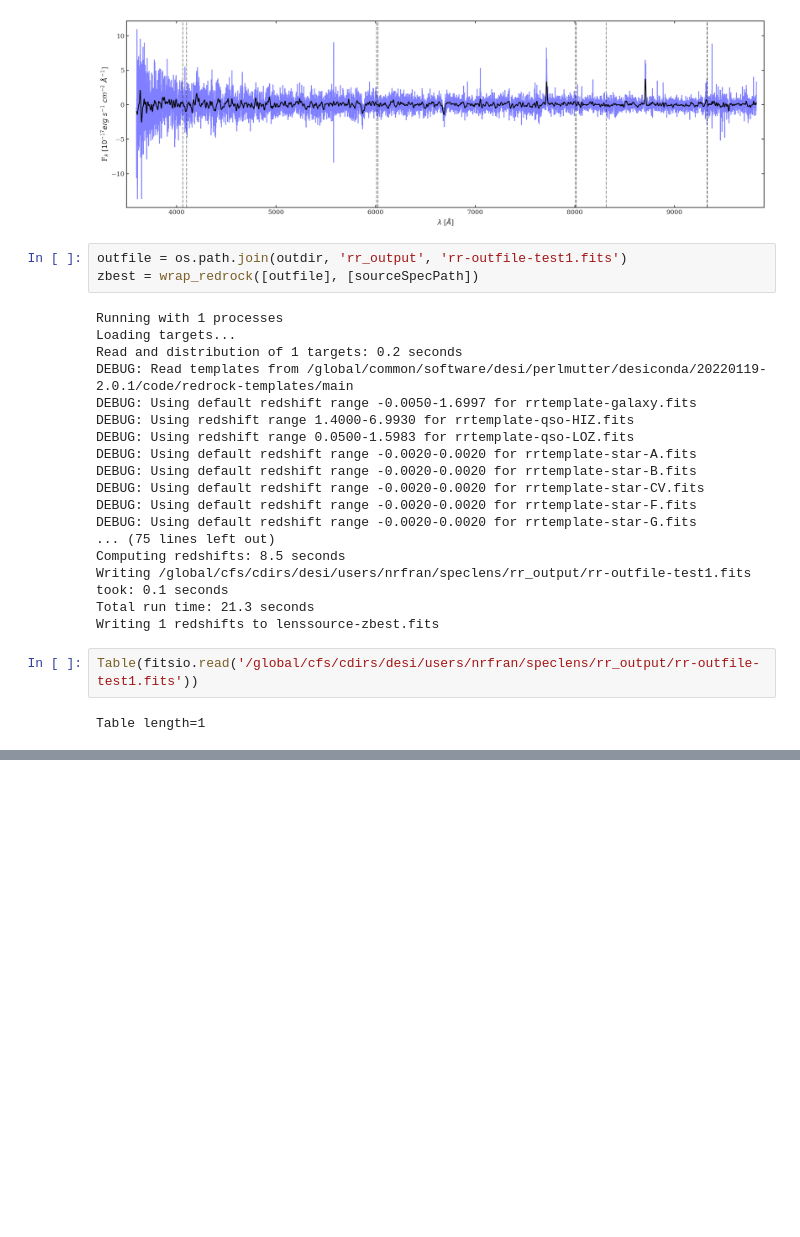
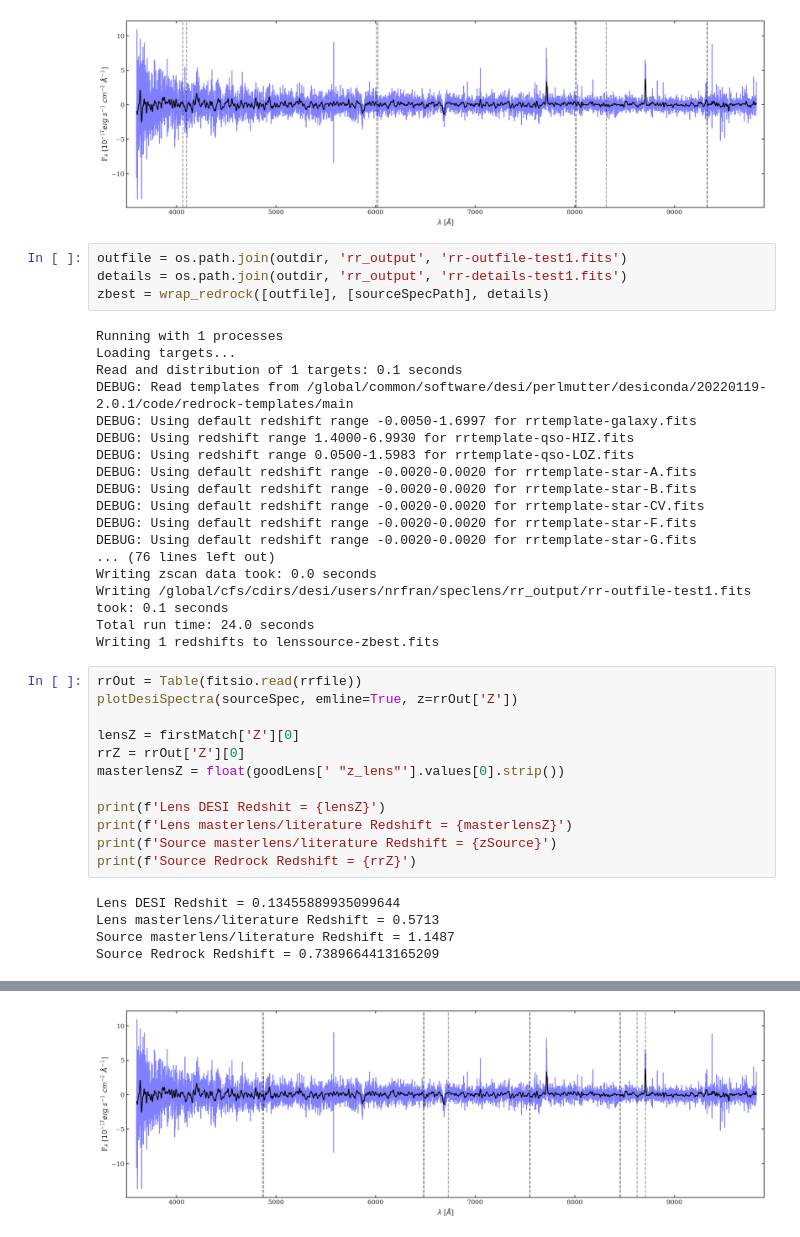
Before and after one commit to moustakas/fastspecfit-projects, a Jupyter notebook: speclens/plotSeparatedSpectra.ipynb, the cells around one changed output, grey strips where cells are left out. Saved outputs shown, nothing was run; the diff lists cells and outputs as text; blank space fills up the shorter version.

Commit message:
add chi2 plot

```diff
--- a/speclens/plotSeparatedSpectra.ipynb
+++ b/speclens/plotSeparatedSpectra.ipynb
@@ -228,11 +231,12 @@ plotDesiSpectra(sourceSpec, emline=True, z=zSource)
 [figure]
 # %%
 outfile = os.path.join(outdir, 'rr_output', 'rr-outfile-test1.fits')
-zbest = wrap_redrock([outfile], [sourceSpecPath])
+details = os.path.join(outdir, 'rr_output', 'rr-details-test1.fits')
+zbest = wrap_redrock([outfile], [sourceSpecPath], details)
 # %% [output]
 Running with 1 processes
 Loading targets...
-Read and distribution of 1 targets: 0.2 seconds
+Read and distribution of 1 targets: 0.1 seconds
 DEBUG: Read templates from /global/common/software/desi/perlmutter/desiconda/20220119-2.0.1/code/redrock-templates/main
 DEBUG: Using default redshift range -0.0050-1.6997 for rrtemplate-galaxy.fits
 DEBUG: Using redshift range 1.4000-6.9930 for rrtemplate-qso-HIZ.fits
@@ -242,12 +246,25 @@ DEBUG: Using default redshift range -0.0020-0.0020 for rrtemplate-star-B.fits
 DEBUG: Using default redshift range -0.0020-0.0020 for rrtemplate-star-CV.fits
 DEBUG: Using default redshift range -0.0020-0.0020 for rrtemplate-star-F.fits
 DEBUG: Using default redshift range -0.0020-0.0020 for rrtemplate-star-G.fits
-... (75 lines left out)
-Computing redshifts: 8.5 seconds
+... (76 lines left out)
+Writing zscan data took: 0.0 seconds
 Writing /global/cfs/cdirs/desi/users/nrfran/speclens/rr_output/rr-outfile-test1.fits took: 0.1 seconds
-Total run time: 21.3 seconds
+Total run time: 24.0 seconds
 Writing 1 redshifts to lenssource-zbest.fits
 # %%
-Table(fitsio.read('/global/cfs/cdirs/desi/users/nrfran/speclens/rr_output/rr-outfile-test1.fits'))
+rrOut = Table(fitsio.read(rrfile))
+plotDesiSpectra(sourceSpec, emline=True, z=rrOut['Z'])
+
+lensZ = firstMatch['Z'][0]
+rrZ = rrOut['Z'][0]
+masterlensZ = float(goodLens[' "z_lens"'].values[0].strip())
+
+print(f'Lens DESI Redshit = {lensZ}')
+print(f'Lens masterlens/literature Redshift = {masterlensZ}')
+print(f'Source masterlens/literature Redshift = {zSource}')
+print(f'Source Redrock Redshift = {rrZ}')
 # %% [output]
-Table length=1
+Lens DESI Redshit = 0.13455889935099644
+Lens masterlens/literature Redshift = 0.5713
+Source masterlens/literature Redshift = 1.1487
+Source Redrock Redshift = 0.7389664413165209
@@ -256,0 +271 @@ Table length=1
+[figure, added]
```
Also changed, not shown: parts of 5 cells of this notebook.
